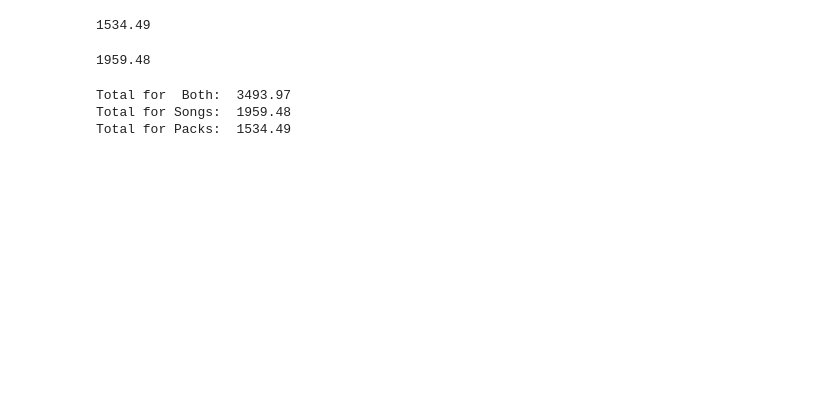
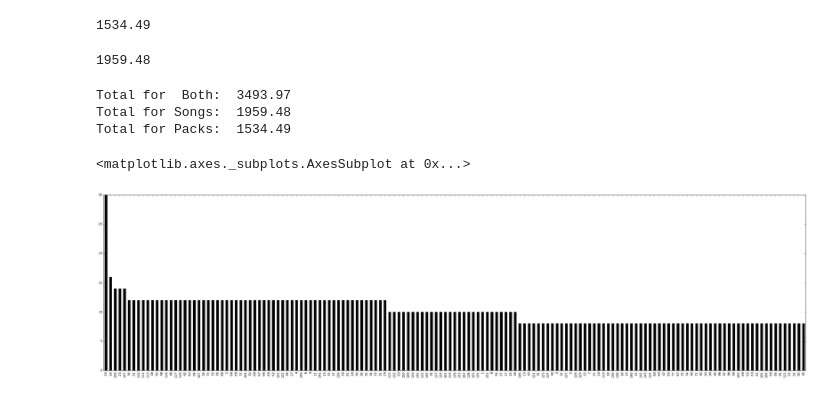
Before and after one commit to InfoSecC/bs4scrape, a Jupyter notebook: Rocksmith.ipynb, the cells around one changed output. Drawn from its saved outputs; the diff is of its cells as text; code cells hidden in the pictures; blank space fills up the shorter version.

```diff
--- a/Rocksmith.ipynb
+++ b/Rocksmith.ipynb
@@ -156,3 +130,10 @@ print ('Total for Packs: ', packs)
 Total for  Both:  3493.97
 Total for Songs:  1959.48
 Total for Packs:  1534.49
+# %%
+pack_price = df2.sort_values(by='Price', ascending=0)['Price']
+pack_price[:152].plot(kind='bar', figsize=(40, 10), color='k')
+# Graph of Pack Prices
+# %% [output]
+<matplotlib.axes._subplots.AxesSubplot at 0x...>
+[figure, added]
```
Also changed, not shown: parts of 10 cells of this notebook.
